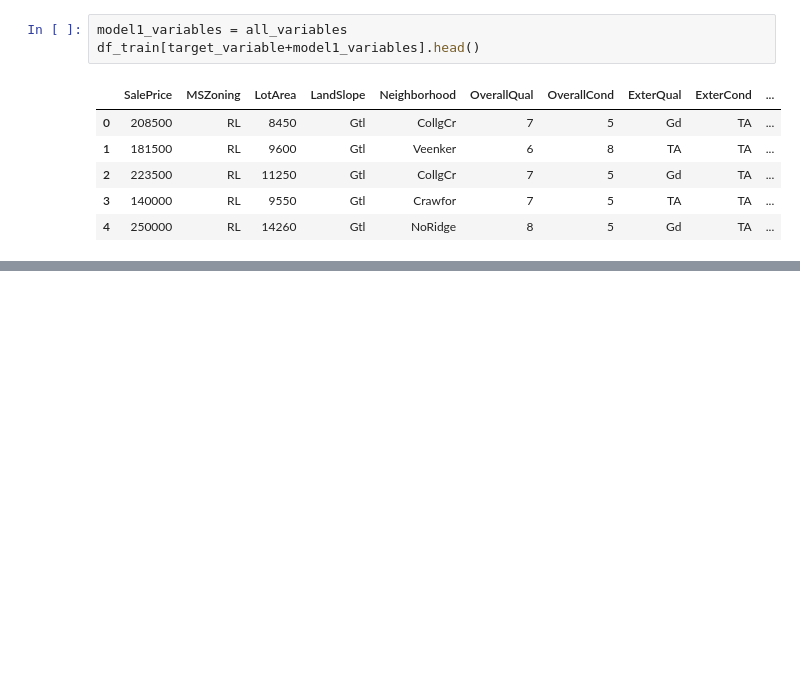
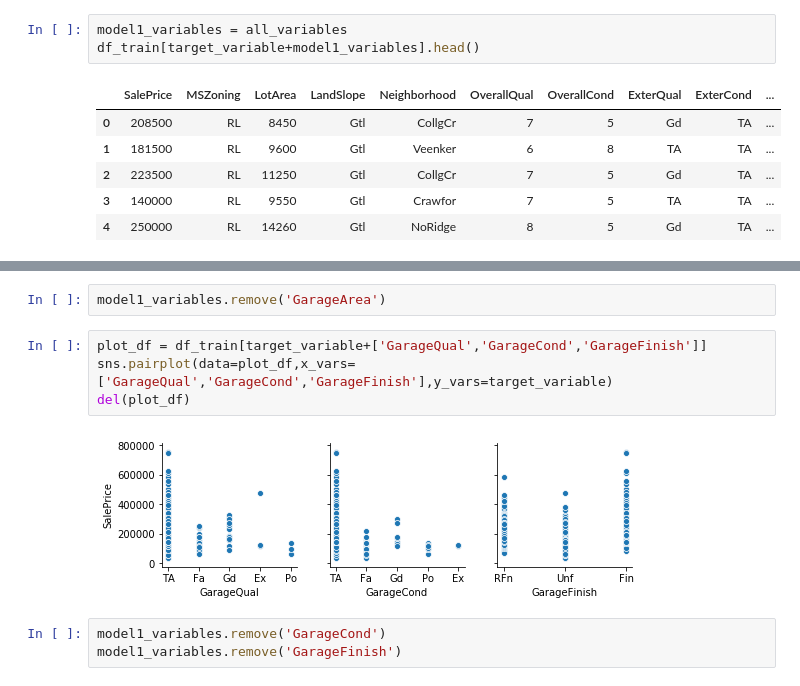
Before and after one commit to renaldocavalcante94/kaggle-houseprices-challenge, a Jupyter notebook: Study.ipynb, the cells around one changed output, grey strips where cells are left out. Drawn from its saved outputs; the diff is of its cells as text; blank space fills up the shorter version.

Commit message:
Fist Model Fitted

```diff
--- a/Study.ipynb
+++ b/Study.ipynb
@@ -356,0 +378,11 @@ df_train[target_variable+model1_variables].head()
+# %%
+model1_variables.remove('GarageArea')
+# %%
+plot_df = df_train[target_variable+['GarageQual','GarageCond','GarageFinish']]
+sns.pairplot(data=plot_df,x_vars=['GarageQual','GarageCond','GarageFinish'],y_vars=target_variable)
+del(plot_df)
+# %% [output]
+[figure, added]
+# %%
+model1_variables.remove('GarageCond')
+model1_variables.remove('GarageFinish')
```
Also changed, not shown: parts of 15 cells of this notebook.
